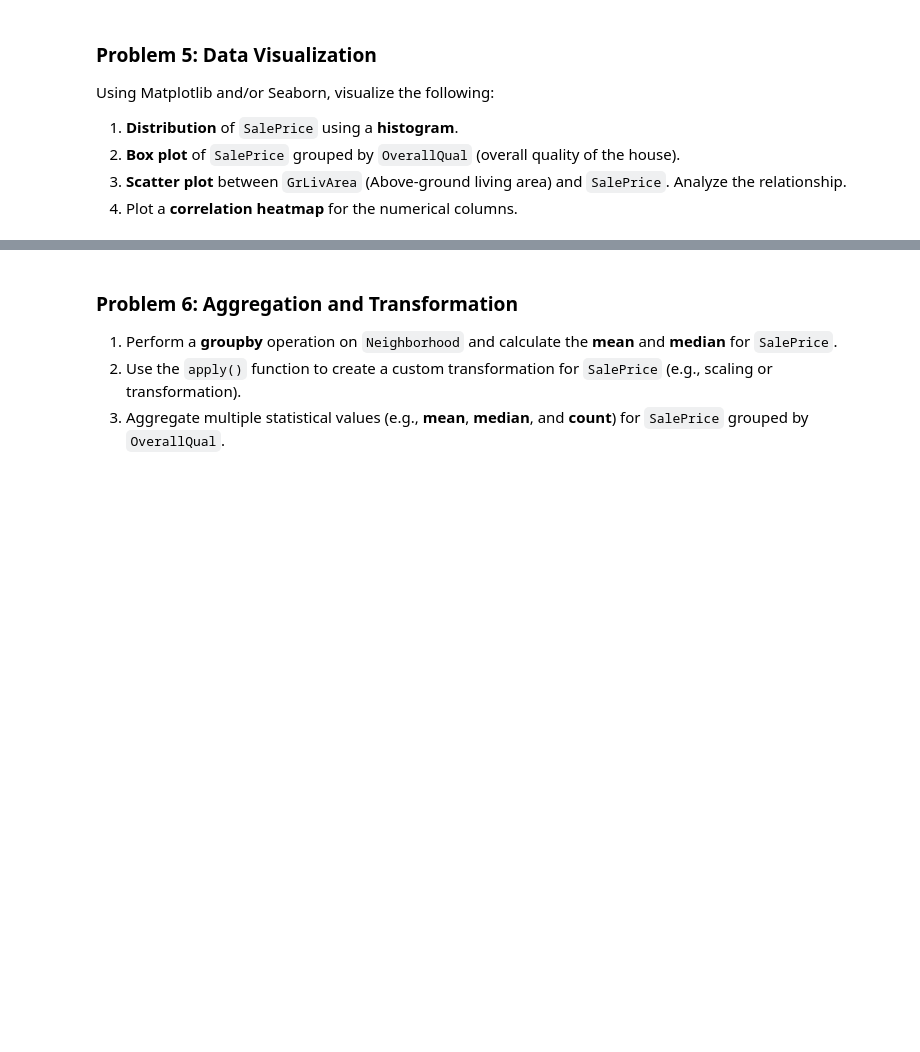
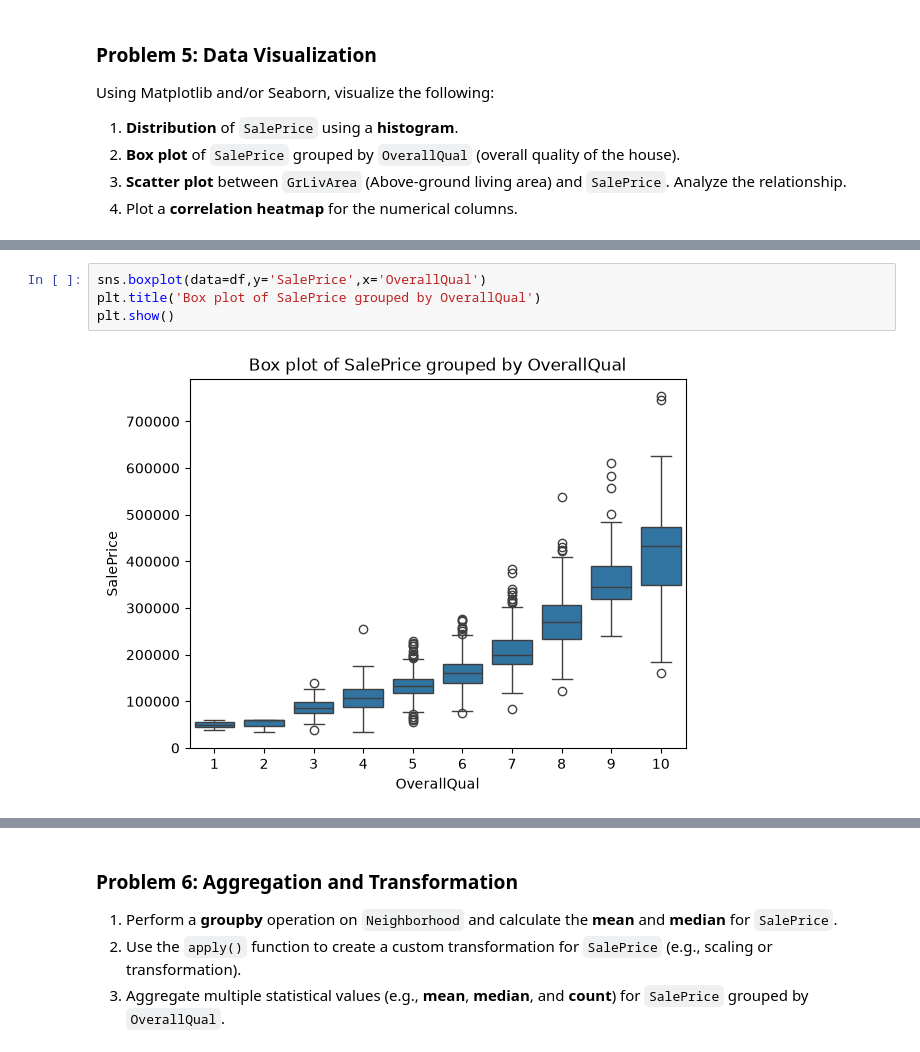
Before and after one commit to abinhyanmikha/Data-Science, a Jupyter notebook: Assignment/Assignment7/Assignment-07_Sep11.ipynb, the cells around one changed output, grey strips where cells are left out. Drawn from its saved outputs; the diff is of its cells as text; blank space fills up the shorter version.

```diff
--- a/Assignment/Assignment7/Assignment-07_Sep11.ipynb
+++ b/Assignment/Assignment7/Assignment-07_Sep11.ipynb
@@ -596,0 +655,6 @@ Using Matplotlib and/or Seaborn, visualize the following:
+# %%
+sns.boxplot(data=df,y='SalePrice',x='OverallQual')
+plt.title('Box plot of SalePrice grouped by OverallQual')
+plt.show()
+# %% [output]
+[figure, added]
```
Also changed, not shown: parts of 9 cells of this notebook.
